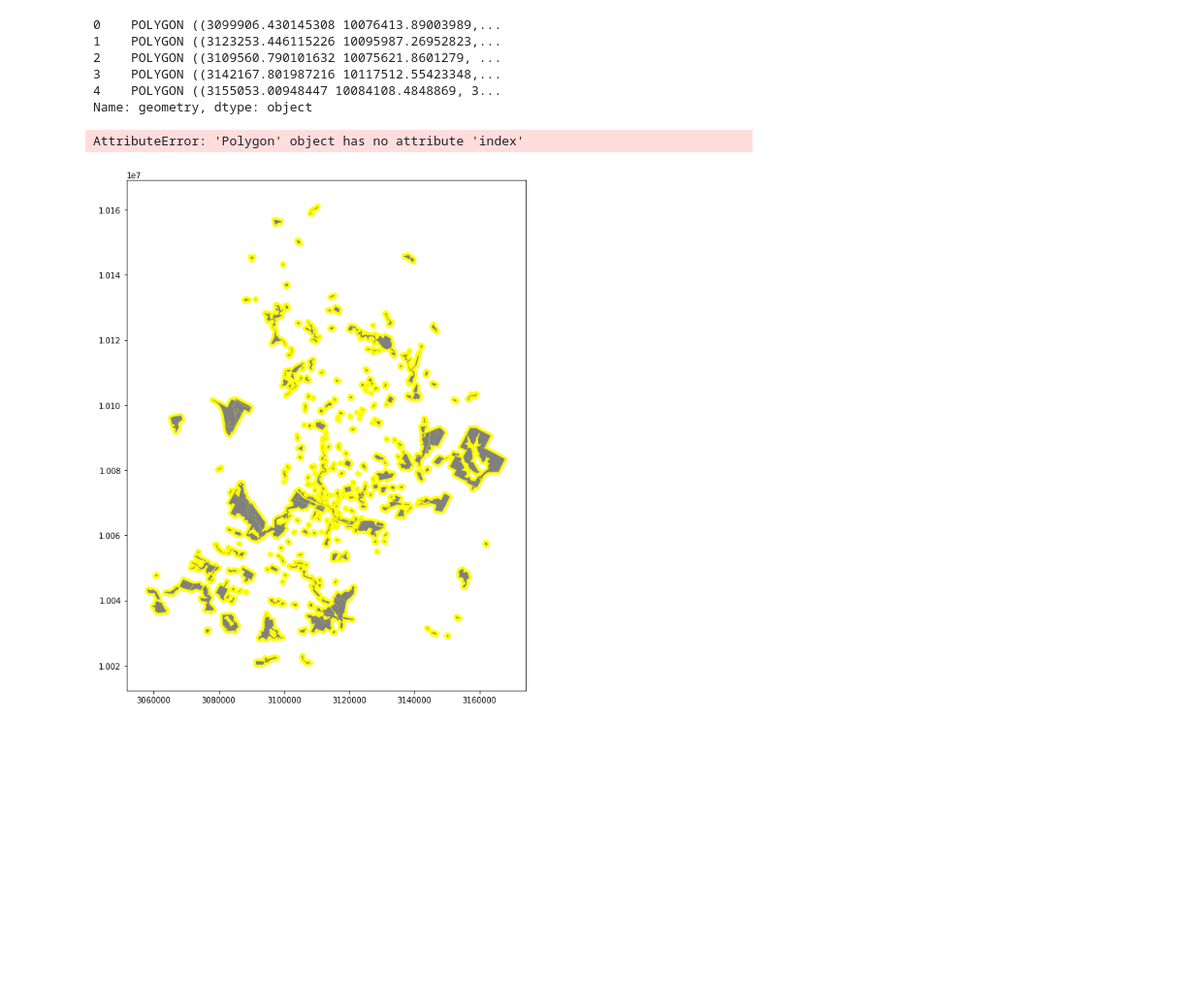
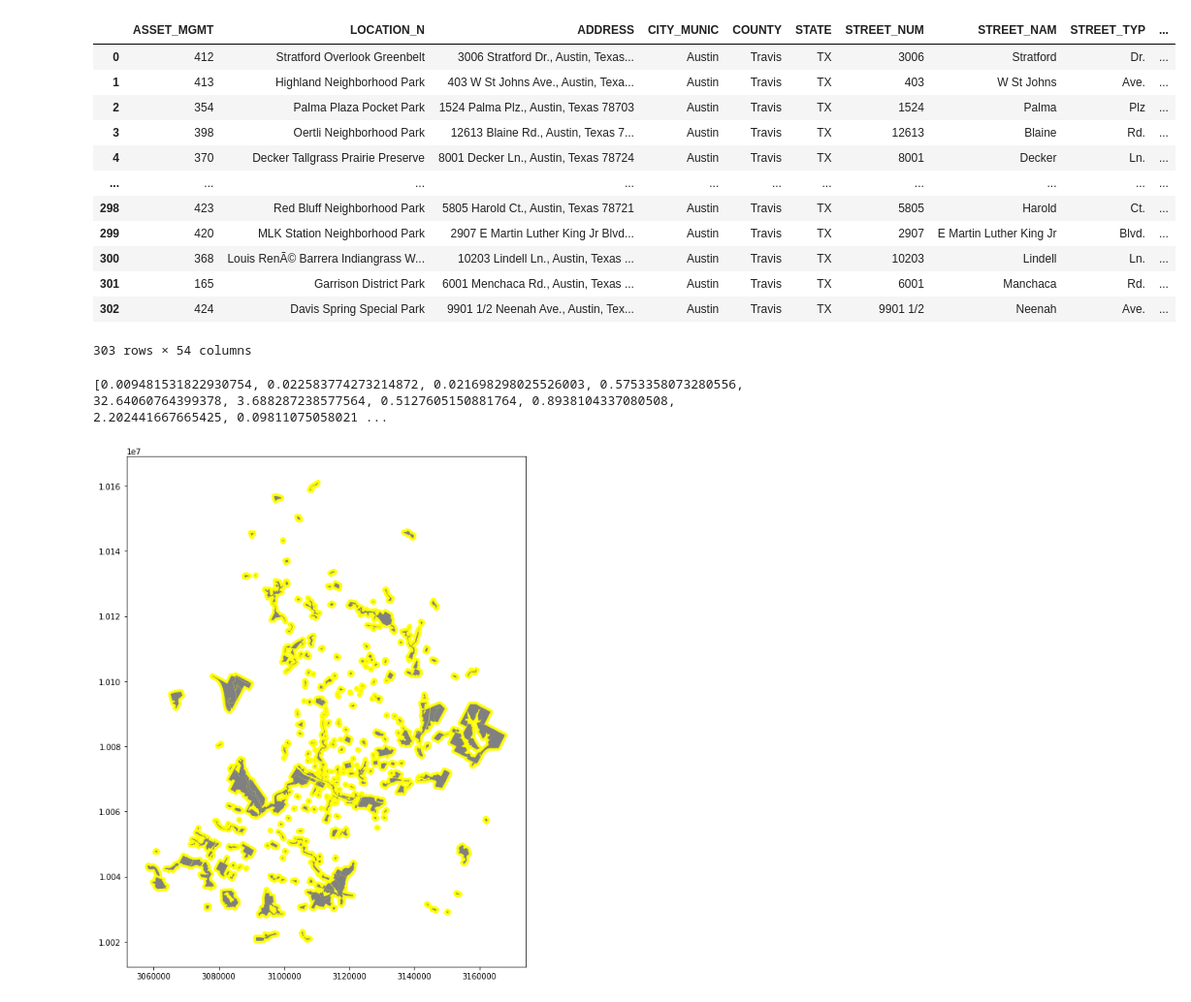
Before and after one commit to vsibarra/park-equity-atx, a Jupyter notebook: notebooks/ParkServiceArea.ipynb, the cells around one changed output. Shown at 97% size. Cells and saved outputs as stored; diff of their text form; code cells hidden in the pictures; blank space fills up the shorter version.

```diff
--- a/notebooks/ParkServiceArea.ipynb
+++ b/notebooks/ParkServiceArea.ipynb
@@ -10,40 +17,48 @@ import pandas as pd
 # %%
 wd = os.getcwd()
 wd = wd[:wd.find('notebooks')]
 
 
 coaparks = gpd.read_file(wd+"data/coaparks/BOUNDARIES_city_of_austin_parks.shp")
 coaparks.crs = {'init': 'epsg:102739'}
-coaparks['geometry'].head()
+coaparks
+# nature preserves are not for recreation
+# Separate these before hand!
 # %% [output]
+|  | ASSET_MGMT | LOCATION_N | ADDRESS | CITY_MUNIC | COUNTY | STATE | STREET_NUM | STREET_NAM | STREET_TYP | ... |
+| 0 | 412 | Stratford Overlook Greenbelt | 3006 Stratford Dr., Austin, Texas... | Austin | Travis | TX | 3006 | Stratford | Dr. | ... |
+| 1 | 413 | Highland Neighborhood Park | 403 W St Johns Ave., Austin, Texa... | Austin | Travis | TX | 403 | W St Johns | Ave. | ... |
+| 2 | 354 | Palma Plaza Pocket Park | 1524 Palma Plz., Austin, Texas 78703 | Austin | Travis | TX | 1524 | Palma | Plz | ... |
+| 3 | 398 | Oertli Neighborhood Park | 12613 Blaine Rd., Austin, Texas 7... | Austin | Travis | TX | 12613 | Blaine | Rd. | ... |
+| 4 | 370 | Decker Tallgrass Prairie Preserve | 8001 Decker Ln., Austin, Texas 78724 | Austin | Travis | TX | 8001 | Decker | Ln. | ... |
+| ... | ... | ... | ... | ... | ... | ... | ... | ... | ... | ... |
+| 298 | 423 | Red Bluff Neighborhood Park | 5805 Harold Ct., Austin, Texas 78721 | Austin | Travis | TX | 5805 | Harold | Ct. | ... |
+| 299 | 420 | MLK Station Neighborhood Park | 2907 E Martin Luther King Jr Blvd... | Austin | Travis | TX | 2907 | E Martin Luther King Jr | Blvd. | ... |
+| 300 | 368 | Louis RenÃ© Barrera Indiangrass W... | 10203 Lindell Ln., Austin, Texas ... | Austin | Travis | TX | 10203 | Lindell | Ln. | ... |
+| 301 | 165 | Garrison District Park | 6001 Menchaca Rd., Austin, Texas ... | Austin | Travis | TX | 6001 | Manchaca | Rd. | ... |
+| 302 | 424 | Davis Spring Special Park | 9901 1/2 Neenah Ave., Austin, Tex... | Austin | Travis | TX | 9901 1/2 | Neenah | Ave. | ... |
-0    POLYGON ((3099906.430145308 10076413.89003989,...
-1    POLYGON ((3123253.446115226 10095987.26952823,...
-2    POLYGON ((3109560.790101632 10075621.8601279, ...
-3    POLYGON ((3142167.801987216 10117512.55423348,...
-4    POLYGON ((3155053.00948447 10084108.4848869, 3...
-Name: geometry, dtype: object
+303 rows × 54 columns
 # %%
 # Creation of buffers of for 1/4 mile (400 meters) and 1/2 a mile (800 meters)
 
 coaparks_quarter = coaparks.buffer(400)
 coaparks_half = coaparks.buffer(800)
-'''
+
 #This is some code to convert the buffer into a proportion. This should change when we get
 # Land use data. This was small enough to apply buffer rowwise. Could be made more efficiently
 # in the future.
 
-total_area = coaparks['Shape__Are'].sum()
-vector_proportion = (coaparks['Shape__Are'] / total_area) * 1600
+#total_area = coaparks['Shape__Are'].sum()
+#vector_proportion = (coaparks['Shape__Are'] / total_area) * 1600
 #print(list(vector_proportion))
 
 
 #for row in coaparks['geometry']:
-for row in coaparks['geometry']:
-    print(row.index)
-coaparks['geometry'].head()
-'''
+#for row in coaparks['geometry']:
+    #print(row.index)
+#coaparks['geometry'].head()
 # %% [output]
-AttributeError: 'Polygon' object has no attribute 'index'
+[0.009481531822930754, 0.022583774273214872, 0.021698298025526003, 0.5753358073280556, 32.64060764399378, 3.688287238577564, 0.5127605150881764, 0.8938104337080508, 2.202441667665425, 0.09811075058021 ...
 # %%
 #plot
 fig, ax = plt.subplots(figsize=(12,12))
```
Also changed, not shown: parts of 1 cell of this notebook.
